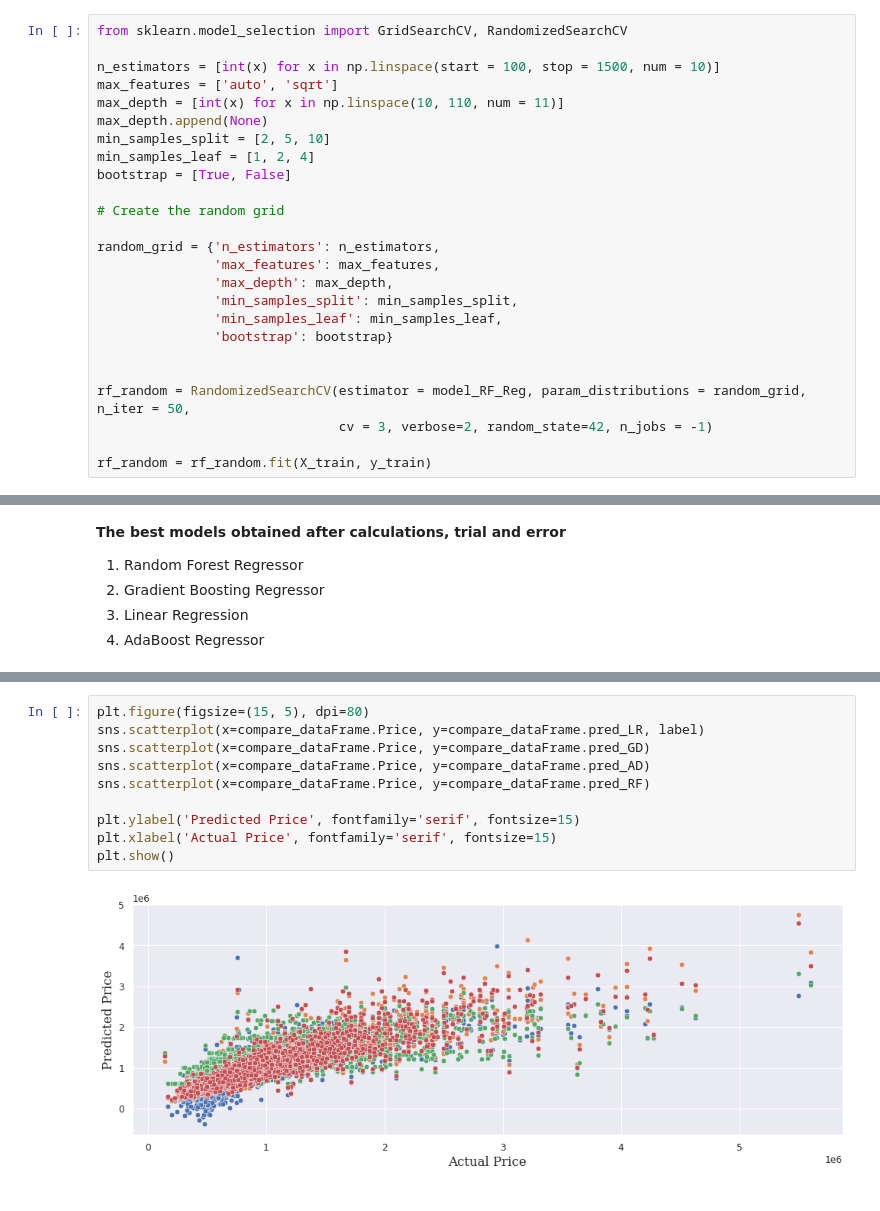
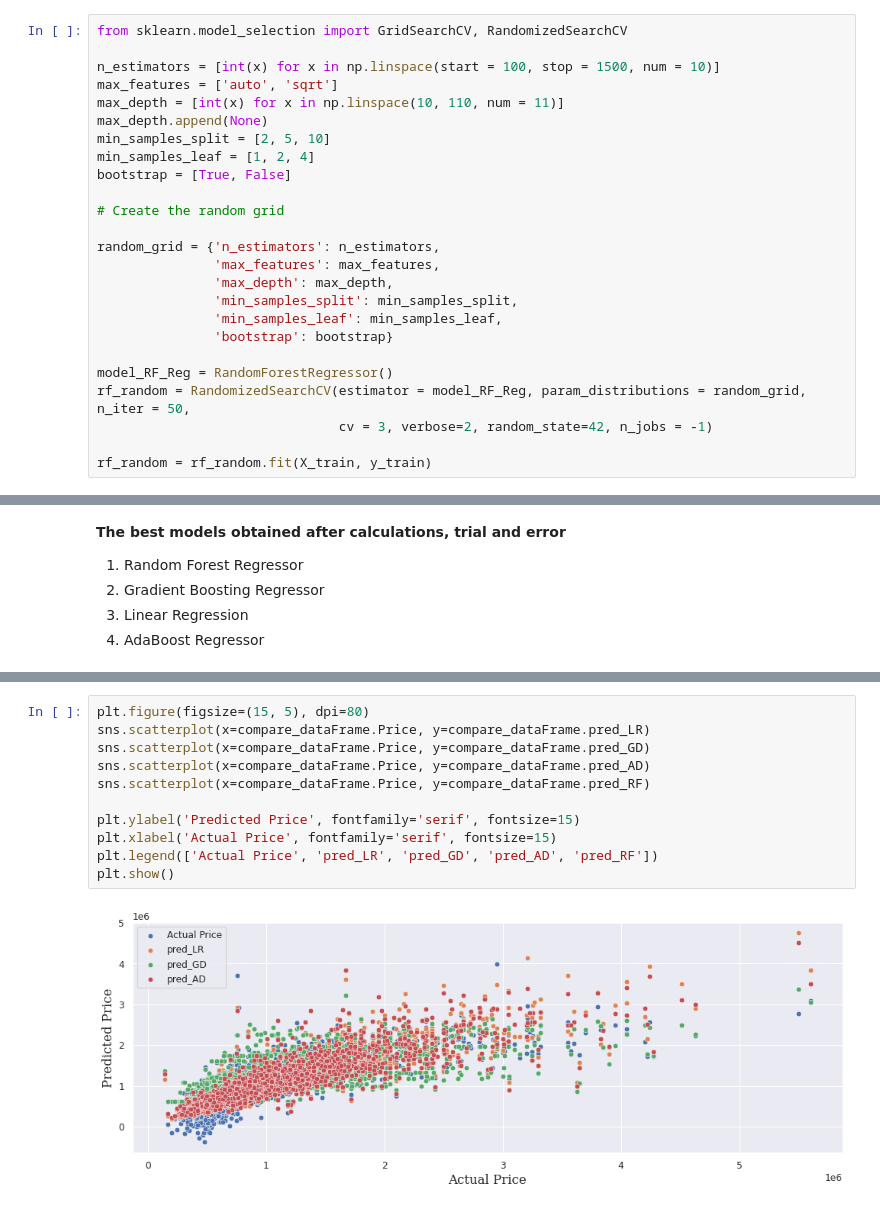
Before and after one commit to NeginS98/Melbourne-_housing_market, a Jupyter notebook: Regression_Melbourne__housing_market_main.ipynb, the cells around one changed output, grey strips where cells are left out. Saved outputs shown, nothing was run; the diff lists cells and outputs as text.

```diff
--- a/Regression_Melbourne__housing_market_main.ipynb
+++ b/Regression_Melbourne__housing_market_main.ipynb
@@ -640,7 +640,7 @@ random_grid = {'n_estimators': n_estimators,
                'min_samples_leaf': min_samples_leaf,
                'bootstrap': bootstrap}
 
-
+model_RF_Reg = RandomForestRegressor()
 rf_random = RandomizedSearchCV(estimator = model_RF_Reg, param_distributions = random_grid, n_iter = 50,
                                cv = 3, verbose=2, random_state=42, n_jobs = -1)
 
@@ -764,15 +764,16 @@ compare_dataFrame
 # %%
 plt.figure(figsize=(15, 5), dpi=80)
-sns.scatterplot(x=compare_dataFrame.Price, y=compare_dataFrame.pred_LR, label)
+sns.scatterplot(x=compare_dataFrame.Price, y=compare_dataFrame.pred_LR)
 sns.scatterplot(x=compare_dataFrame.Price, y=compare_dataFrame.pred_GD)
 sns.scatterplot(x=compare_dataFrame.Price, y=compare_dataFrame.pred_AD)
 sns.scatterplot(x=compare_dataFrame.Price, y=compare_dataFrame.pred_RF)
 
 plt.ylabel('Predicted Price', fontfamily='serif', fontsize=15)
 plt.xlabel('Actual Price', fontfamily='serif', fontsize=15)
+plt.legend(['Actual Price', 'pred_LR', 'pred_GD', 'pred_AD', 'pred_RF'])
 plt.show()
 # %% [output]
-[figure, old version]
+[figure, new version]
 # %%
 sns.heatmap(compare_dataFrame.corr(), annot=True, cmap='coolwarm')
 plt.title('Result Matrix', fontfamily='serif', fontsize=14)
```
Also changed, not shown: parts of 9 cells of this notebook.
